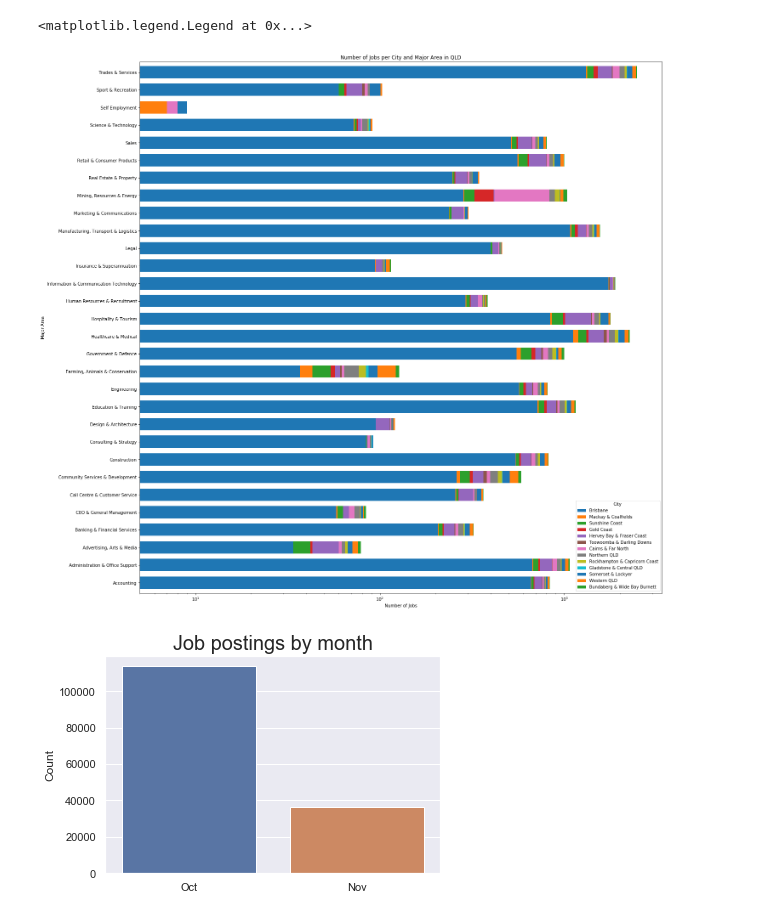
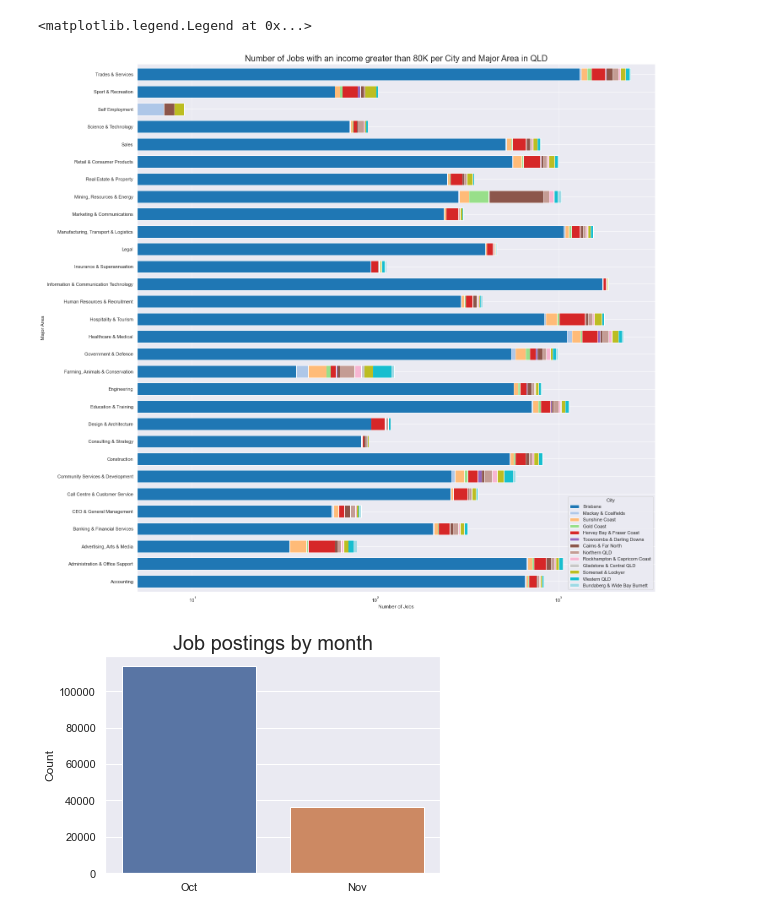
Before and after one commit to muriloOliveira7/7030ICTAssignmentPart2, a Jupyter notebook: job_market.ipynb, the cells around one changed output. Cells and saved outputs as stored; diff of their text form; code cells hidden in the pictures.

```diff
--- a/job_market.ipynb
+++ b/job_market.ipynb
@@ -198,27 +167,55 @@ ax9.legend(['Brisbane','Sunshine Coast','Gold Coast','Cairns & Far North','North
-# %%
-dfmt = dfm.drop(['Id','Date','Company','Area', 'JobType','SubClassification','Requirement','FullDescription','LowestSalary'], axis=1)
-dfmt = dfmt[(dfmt['HighestSalary']>39)]
-dfmt = dfmt.drop(['HighestSalary'],axis=1)
-dfmt.rename({'Classification': 'Major Area'}, axis=1,inplace=True)
-dfmt.set_index('Location',inplace=True)
-dfmt = dfmt.loc[[ 'Brisbane', 'Mackay & Coalfields', 'Sunshine Coast',
-                  'Gold Coast', 'Hervey Bay & Fraser Coast',
-                  'Toowoomba & Darling Downs','Cairns & Far North',
-                  'Northern QLD', 'Rockhampton & Capricorn Coast',
-                  'Gladstone & Central QLD', 'Somerset & Lockyer',
-                  'Western QLD', 'Bundaberg & Wide Bay Burnett']]
-dfmt = dfmt.groupby(["Location",'Major Area']).count().sort_values('Title',ascending=False)
-axt = dfmt.unstack(level=0).plot(kind='barh', title='Number of Jobs per City and Major Area in QLD', figsize=(22,23),width=0.7,log=True, stacked=True)
-axt.set_xlabel('Number of Jobs')
-axt.legend(['Brisbane', 'Mackay & Coalfields', 'Sunshine Coast',
-                  'Gold Coast', 'Hervey Bay & Fraser Coast',
-                  'Toowoomba & Darling Downs','Cairns & Far North',
-                  'Northern QLD', 'Rockhampton & Capricorn Coast',
-                  'Gladstone & Central QLD', 'Somerset & Lockyer',
-                  'Western QLD', 'Bundaberg & Wide Bay Burnett'],title='City')
-# %% [output]
-<matplotlib.legend.Legend at 0x...>
-[figure, removed]
+# %%
+# Section 2 - Scenario 1
+# Tom wants to start a degree in Brisbane in a area that pays more than 80K year in QLD.
+
+## APPROACH
+# Create a graph that presents the number of jobs that pay more than 80K year divided by city and Major area.
+# The graph will help Tom to see the Major area that pays more than 80K, and has more opportunities in QLD by city.
+
+# Cleaning the columns that will not be used
+dfmt = dfm.drop(['Id','Date','Company','Area', 'JobType','SubClassification','Requirement','FullDescription','LowestSalary'], axis=1)
+
+#Selecting only rows with an income better than 80K year (39/h)
+dfmt = dfmt[(dfmt['HighestSalary']>39)]
+
+#Dropping the column that will not be used
+dfmt = dfmt.drop(['HighestSalary'],axis=1)
+
+#Renaming the column to match the scenario words
+dfmt.rename({'Classification': 'Major Area'}, axis=1,inplace=True)
+
+#Set the index (Location) that will be used to select rows in the next step
+dfmt.set_index('Location',inplace=True)
+
+#Selecting the rows based on the scenario (QLD Cities)
+dfmt = dfmt.loc[[ 'Brisbane', 'Mackay & Coalfields', 'Sunshine Coast',
+                  'Gold Coast', 'Hervey Bay & Fraser Coast',
+                  'Toowoomba & Darling Downs','Cairns & Far North',
+                  'Northern QLD', 'Rockhampton & Capricorn Coast',
+                  'Gladstone & Central QLD', 'Somerset & Lockyer',
+                  'Western QLD', 'Bundaberg & Wide Bay Burnett']]
+
+#Counting the number of job posts by the selected cities in the last step and grouping with their respective city
+dfmt = dfmt.groupby(["Location",'Major Area']).count().sort_values('Title',ascending=False)
+
+#Plotting the graph
+#Some important options used:
+#stacked option to plot the cities in the same bar
+#cmap to plot a better space between the bars and use more colors, as far as the normal one run out of colors
+axt = dfmt.unstack(level=0).plot(kind='barh', title='Number of Jobs with an income greater than 80K per City and Major Area in QLD', figsize=(22,23),width=0.7,log=True, stacked=True, cmap='tab20')
+
+#Setting labels
+axt.set_xlabel('Number of Jobs')
+axt.title.set_size(20)
+axt.legend(['Brisbane', 'Mackay & Coalfields', 'Sunshine Coast',
+                  'Gold Coast', 'Hervey Bay & Fraser Coast',
+                  'Toowoomba & Darling Downs','Cairns & Far North',
+                  'Northern QLD', 'Rockhampton & Capricorn Coast',
+                  'Gladstone & Central QLD', 'Somerset & Lockyer',
+                  'Western QLD', 'Bundaberg & Wide Bay Burnett'],title='City')
+# %% [output]
+<matplotlib.legend.Legend at 0x...>
+[figure, added]
 # %%
 # Section 1 - Task 2
 # Analyse by time
```
Also changed, not shown: parts of 18 cells of this notebook.
